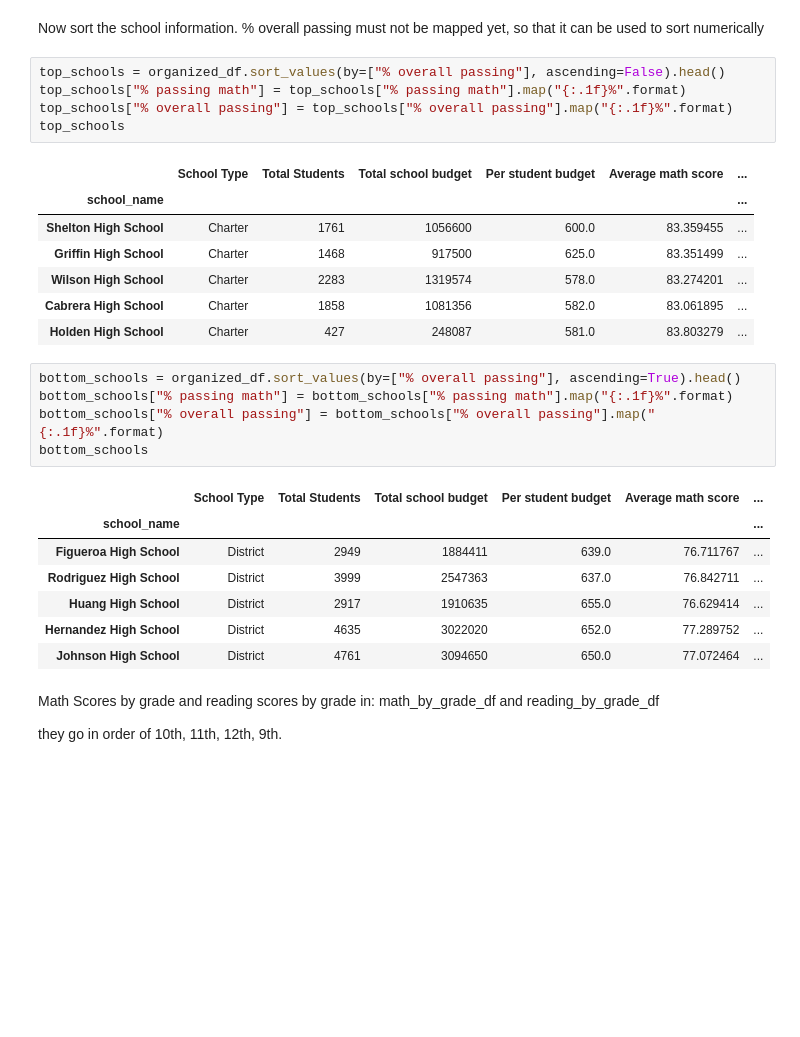
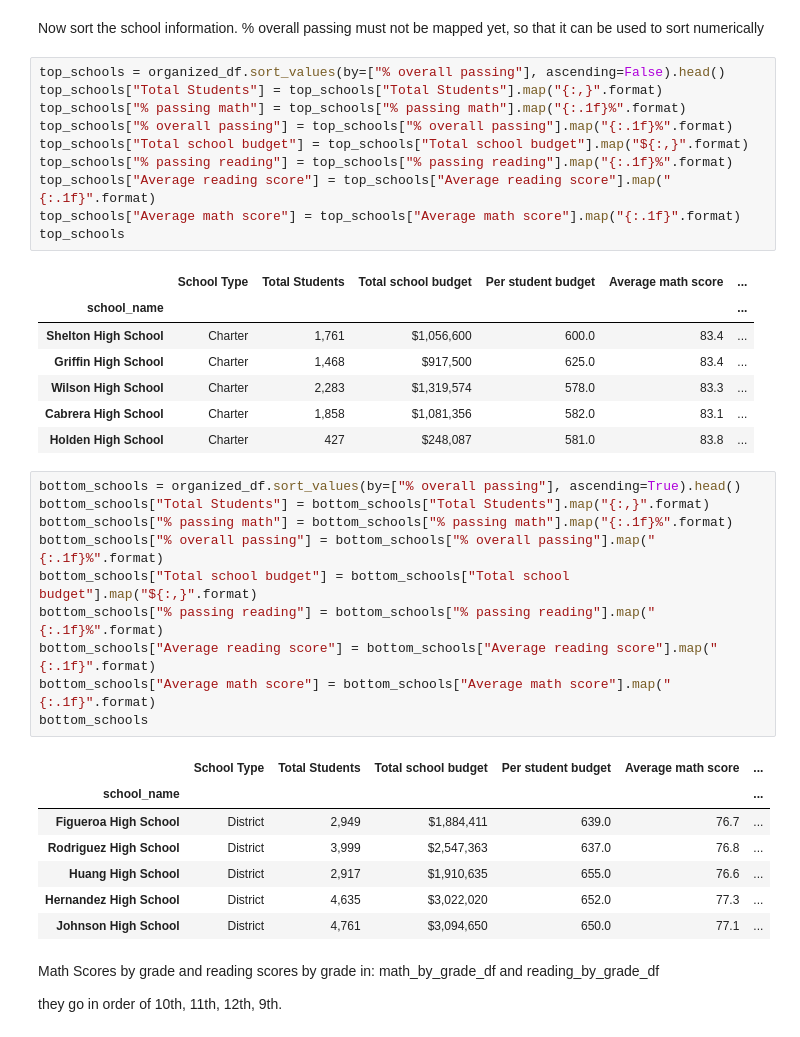
Before and after one commit to BlufferMK/pandas_challenge, a Jupyter notebook: PyCitySchools/PyCitySchools.ipynb, the cells around one changed output. Saved outputs shown, nothing was run; the diff lists cells and outputs as text; blank space fills up the shorter version.

Commit message:
some formatting done

```diff
--- a/PyCitySchools/PyCitySchools.ipynb
+++ b/PyCitySchools/PyCitySchools.ipynb
@@ -305,30 +305,40 @@ See the caveats in the documentation: https://pandas.pydata.org/pandas-docs/stab
 Now sort the school information.  % overall passing must not be mapped yet, so that it can be used to sort numerically
 # %%
 top_schools = organized_df.sort_values(by=["% overall passing"], ascending=False).head()
+top_schools["Total Students"] = top_schools["Total Students"].map("{:,}".format)
 top_schools["% passing math"] = top_schools["% passing math"].map("{:.1f}%".format)
 top_schools["% overall passing"] = top_schools["% overall passing"].map("{:.1f}%".format)
+top_schools["Total school budget"] = top_schools["Total school budget"].map("${:,}".format)
+top_schools["% passing reading"] = top_schools["% passing reading"].map("{:.1f}%".format)
+top_schools["Average reading score"] = top_schools["Average reading score"].map("{:.1f}".format)
+top_schools["Average math score"] = top_schools["Average math score"].map("{:.1f}".format)
 top_schools
 # %% [output]
 |  | School Type | Total Students | Total school budget | Per student budget | Average math score | ... |
 | school_name |  |  |  |  |  | ... |
-| Shelton High School | Charter | 1761 | 1056600 | 600.0 | 83.359455 | ... |
-| Griffin High School | Charter | 1468 | 917500 | 625.0 | 83.351499 | ... |
-| Wilson High School | Charter | 2283 | 1319574 | 578.0 | 83.274201 | ... |
-| Cabrera High School | Charter | 1858 | 1081356 | 582.0 | 83.061895 | ... |
-| Holden High School | Charter | 427 | 248087 | 581.0 | 83.803279 | ... |
+| Shelton High School | Charter | 1,761 | $1,056,600 | 600.0 | 83.4 | ... |
+| Griffin High School | Charter | 1,468 | $917,500 | 625.0 | 83.4 | ... |
+| Wilson High School | Charter | 2,283 | $1,319,574 | 578.0 | 83.3 | ... |
+| Cabrera High School | Charter | 1,858 | $1,081,356 | 582.0 | 83.1 | ... |
+| Holden High School | Charter | 427 | $248,087 | 581.0 | 83.8 | ... |
 # %%
 bottom_schools = organized_df.sort_values(by=["% overall passing"], ascending=True).head()
+bottom_schools["Total Students"] = bottom_schools["Total Students"].map("{:,}".format)
 bottom_schools["% passing math"] = bottom_schools["% passing math"].map("{:.1f}%".format)
 bottom_schools["% overall passing"] = bottom_schools["% overall passing"].map("{:.1f}%".format)
+bottom_schools["Total school budget"] = bottom_schools["Total school budget"].map("${:,}".format)
+bottom_schools["% passing reading"] = bottom_schools["% passing reading"].map("{:.1f}%".format)
+bottom_schools["Average reading score"] = bottom_schools["Average reading score"].map("{:.1f}".format)
+bottom_schools["Average math score"] = bottom_schools["Average math score"].map("{:.1f}".format)
 bottom_schools
 # %% [output]
 |  | School Type | Total Students | Total school budget | Per student budget | Average math score | ... |
 | school_name |  |  |  |  |  | ... |
-| Figueroa High School | District | 2949 | 1884411 | 639.0 | 76.711767 | ... |
-| Rodriguez High School | District | 3999 | 2547363 | 637.0 | 76.842711 | ... |
-| Huang High School | District | 2917 | 1910635 | 655.0 | 76.629414 | ... |
-| Hernandez High School | District | 4635 | 3022020 | 652.0 | 77.289752 | ... |
-| Johnson High School | District | 4761 | 3094650 | 650.0 | 77.072464 | ... |
+| Figueroa High School | District | 2,949 | $1,884,411 | 639.0 | 76.7 | ... |
+| Rodriguez High School | District | 3,999 | $2,547,363 | 637.0 | 76.8 | ... |
+| Huang High School | District | 2,917 | $1,910,635 | 655.0 | 76.6 | ... |
+| Hernandez High School | District | 4,635 | $3,022,020 | 652.0 | 77.3 | ... |
+| Johnson High School | District | 4,761 | $3,094,650 | 650.0 | 77.1 | ... |
 # %% [markdown]
 Math Scores by grade and reading scores by grade in:
 math_by_grade_df     and      reading_by_grade_df
```
Also changed, not shown: parts of 10 cells of this notebook.
